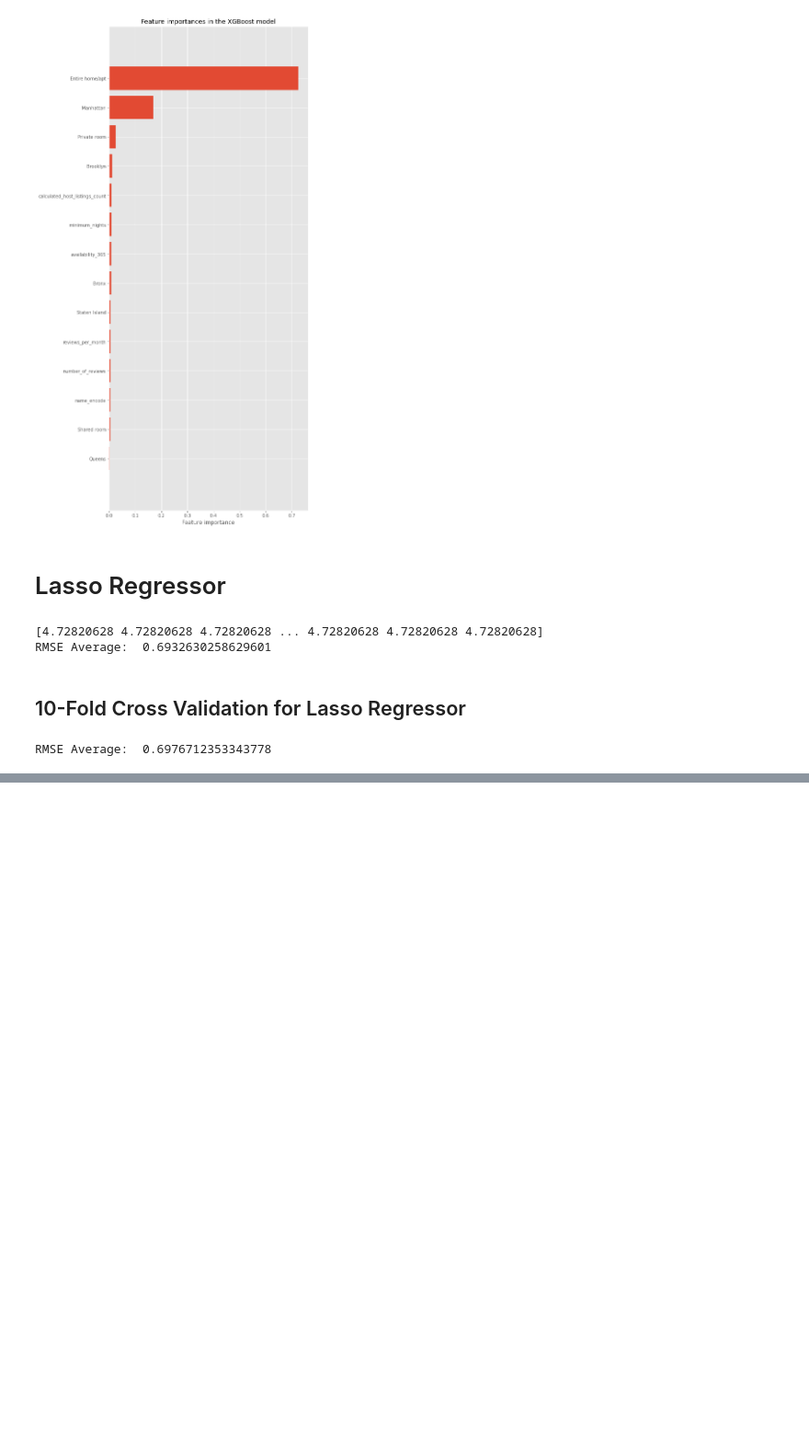
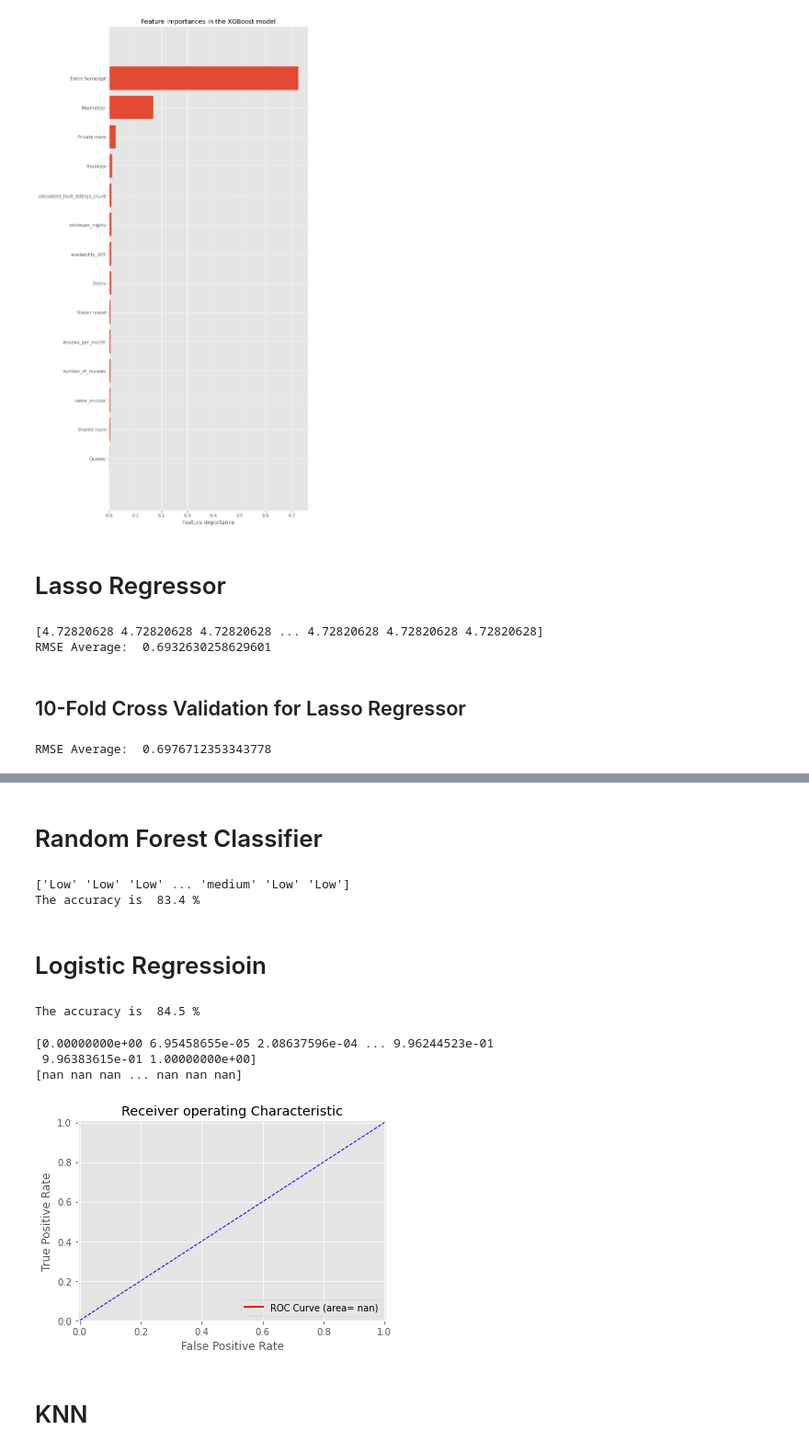
Before and after one commit to seanybarra/Data-Product-on-NYC-Airbnb, a Jupyter notebook: AB_NYC_Price_Prediction.ipynb, the cells around one changed output, grey strips where cells are left out. Shown at 92% size. Saved outputs shown, nothing was run; the diff lists cells and outputs as text; code cells hidden in the pictures; blank space fills up the shorter version.

```diff
--- a/AB_NYC_Price_Prediction.ipynb
+++ b/AB_NYC_Price_Prediction.ipynb
@@ -724,0 +824,5 @@ RMSE Average:  0.6976712353343778
+# %%
+X = original_df.drop(['price'],axis=1).copy()
+y = original_df['price'].copy()
+X_train, X_test, y_train, y_test = train_test_split(X, y, test_size=0.3, random_state=42)
+X.head()
@@ -724,0 +836,56 @@ RMSE Average:  0.6976712353343778
+# %% [markdown]
+# Random Forest Classifier
+# %%
+my_rf = RandomForestClassifier()
+my_rf.fit(X_train,y_train)
+
+y_predict_rf = my_rf.predict(X_test)
+print(y_predict_rf)
+
+accuracy_rf = accuracy_score(y_test, y_predict_rf)
+
+print("The accuracy is " ,"{:.1f}".format(accuracy_rf*100), "%")
+# %% [output]
+['Low' 'Low' 'Low' ... 'medium' 'Low' 'Low']
+The accuracy is  83.4 %
+# %% [markdown]
+# Logistic Regressioin
+# %%
+my_logreg = LogisticRegression(max_iter=10000)
+my_logreg.fit(X_train,y_train)
+
+lg_predict = my_logreg.predict(X_test)
+
+accuracy_logreg = accuracy_score(y_test,lg_predict)
+print("The accuracy is " ,"{:.1f}".format(accuracy_logreg*100), "%")
+
+prob = my_logreg.predict_proba(X_test)
+# %% [output]
+The accuracy is  84.5 %
+# %%
+fpr,tpr, thresholds = metrics.roc_curve(y_test,prob[:,1],pos_label='Yes')
+AUC= metrics.auc(fpr,tpr)
+print(fpr)
+print(tpr)
+%matplotlib inline
+
+plt.figure()
+
+plt.plot(fpr,tpr,color='red',lw=2,label='ROC Curve (area= %0.2f)' % AUC)
+plt.plot([0,1],[0,1],color='blue',lw=1, linestyle='--')
+
+plt.xlim([-0.005,1.005])
+plt.ylim([0.0,1.01])
+
+plt.xlabel('False Positive Rate')
+plt.ylabel('True Positive Rate')
+plt.title('Receiver operating Characteristic')
+plt.legend(loc="lower right")
+plt.show()
+# %% [output]
+[0.00000000e+00 6.95458655e-05 2.08637596e-04 ... 9.96244523e-01
+ 9.96383615e-01 1.00000000e+00]
+[nan nan nan ... nan nan nan]
+[figure, added]
+# %% [markdown]
+# KNN
```
Also changed, not shown: parts of 25 cells of this notebook.
